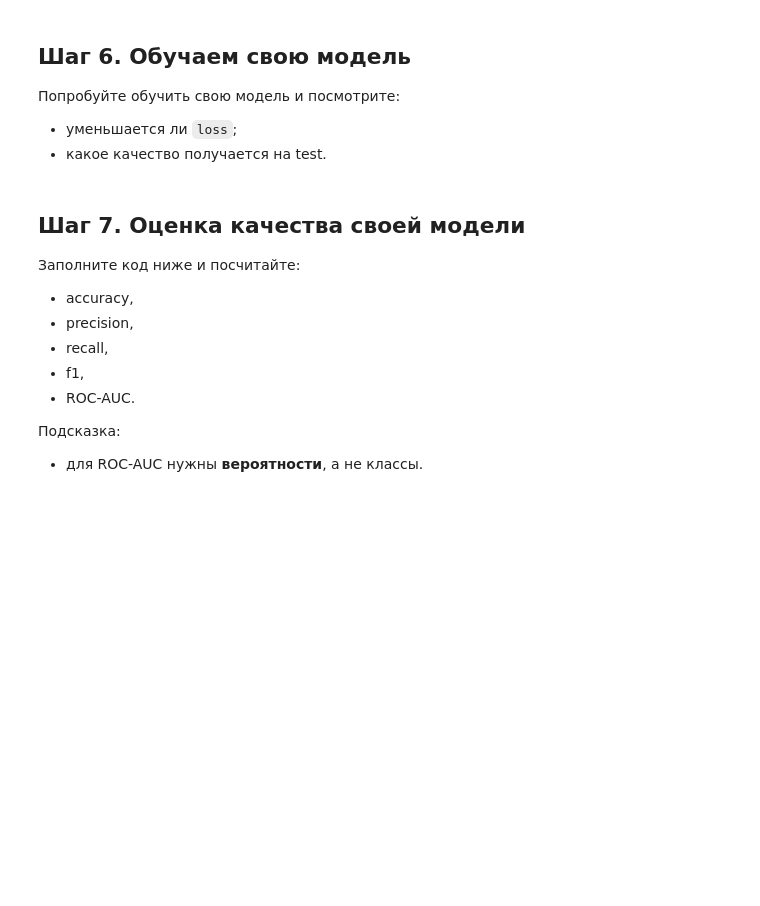
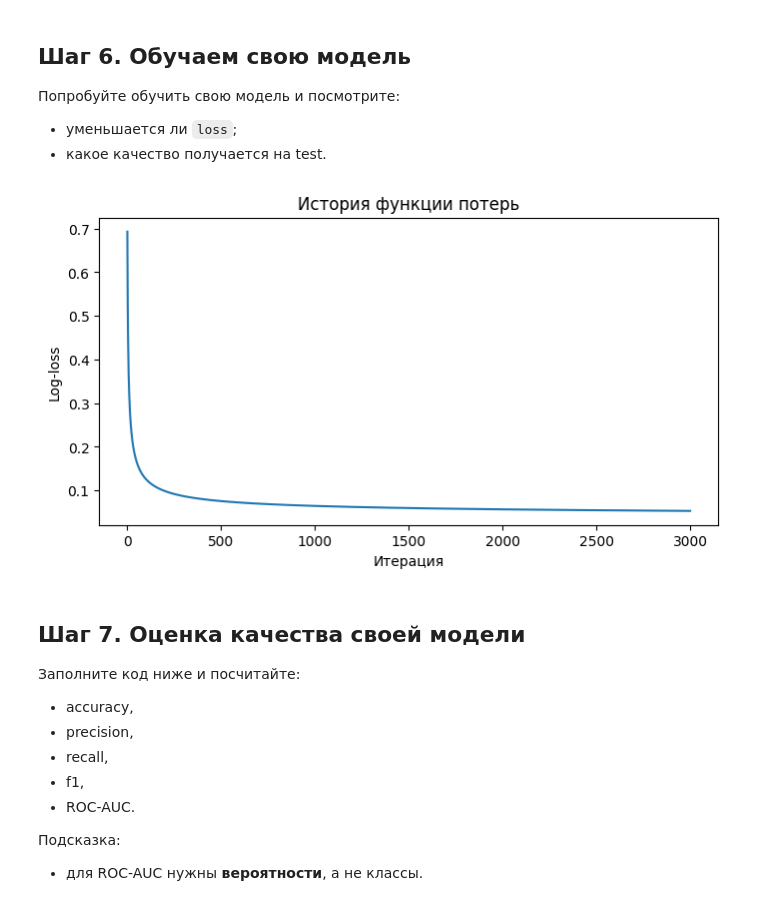
Before and after one commit to Xivalor/ml-course-homeworks, a Jupyter notebook: hw05_log_reg/logreg_practice_student.ipynb, the cells around one changed output. Saved outputs shown, nothing was run; the diff lists cells and outputs as text; code cells hidden in the pictures; blank space fills up the shorter version.

```diff
--- a/hw05_log_reg/logreg_practice_student.ipynb
+++ b/hw05_log_reg/logreg_practice_student.ipynb
@@ -287,12 +287,11 @@ class MyLogisticRegressionGD:
     def fit(self, X, y):
         # YOUR CODE HERE
         # 1) инициализируйте w и b
-        n = y.shape[0]
-        self.w = np.zeros(n)
+        n_features = X.shape[1]
+        self.w = np.zeros(n_features)
         self.b = 0
-        loss = self.threshold + 1
         # 2) в цикле вызовите forward_backward
-        while self.threshold < loss:
+        for i in range (self.n_iters + 1):
             p, loss, dw, db = forward_backward(X, y, self.w, self.b)
         # 3) обновите параметры
             self.w -= self.learning_rate * dw
@@ -303,12 +302,12 @@ class MyLogisticRegressionGD:
 
     def predict_proba(self, X):
         # YOUR CODE HERE
-
+        proba = sigmoid(X @ self.w + self.b)
         return proba
 
     def predict(self, X):
         # YOUR CODE HERE
-        ...
+        preds = (self.predict_proba(X) >= self.threshold).astype(int)
         return preds
 # %% [markdown]
 ## Шаг 6. Обучаем свою модель
@@ -318,21 +317,22 @@ class MyLogisticRegressionGD:
 - какое качество получается на test.
 # %%
 my_model = MyLogisticRegressionGD(
-    learning_rate=...,   # подберите разумное значение
-    n_iters=...,         # задайте число итераций
+    learning_rate=0.05,   # подберите разумное значение
+    n_iters=3000,         # задайте число итераций
     threshold=0.5
 )
-
 # YOUR CODE HERE
 # обучите модель
-...
+my_model.fit(X_train_scaled, y_train.values)
 
 plt.figure(figsize=(8, 4))
 plt.plot(my_model.loss_history)
 plt.title("История функции потерь")
 plt.xlabel("Итерация")
 plt.ylabel("Log-loss")
 plt.show()
+# %% [output]
+[figure, added]
 # %% [markdown]
 ## Шаг 7. Оценка качества своей модели
 
```
Also changed, not shown: parts of 1 cell of this notebook.
